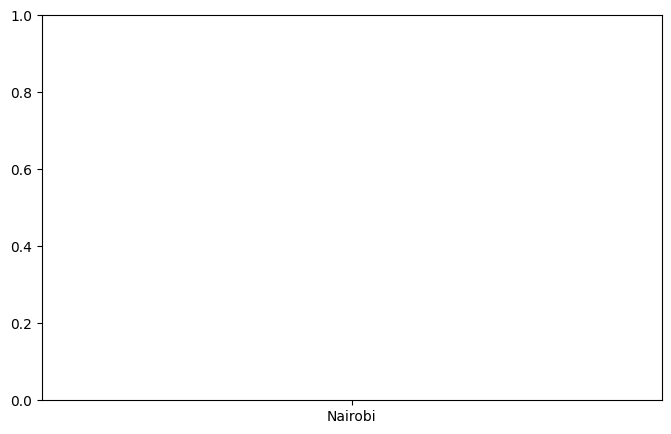
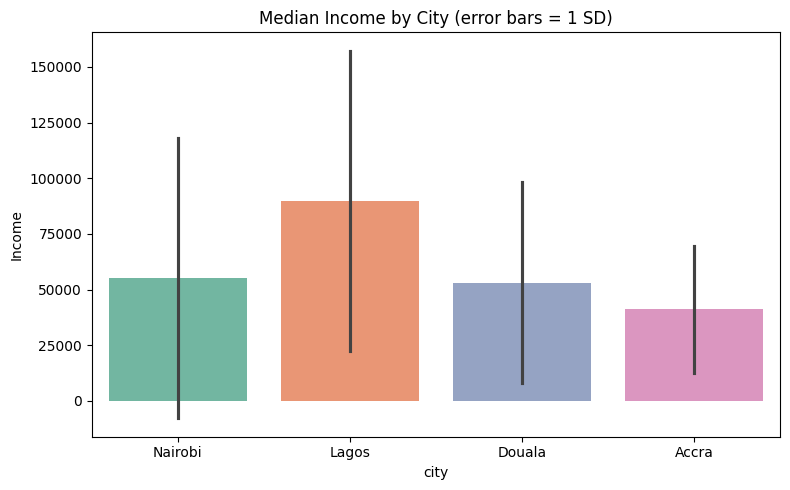
The change to this notebook cell's code, shown as a diff; its figure went from the first image to the second:
--- before
+++ after
@@ -11,8 +11,8 @@
 summary=df.groupby('city')['income'].agg(['mean', 'median','std', 'count'])
 print(summary.round(0))
-summary
 fig, ax = plt.subplots(figsize=(8, 5))
 # estimator='median' tells seaborn to plot the median bar
-sns.barplot(data=df, x='city', y='income', estimator='median', pallete='Set2', ax=ax, errorbar='sd')
+sns.barplot(data=df, x='city', y='income', estimator='median',
+ palette='Set2', ax=ax, errorbar='sd')
 ax.set_title('Median Income by City (error bars = 1 SD)')
 ax.set_ylabel('Income')

Commit: Probability Foundations